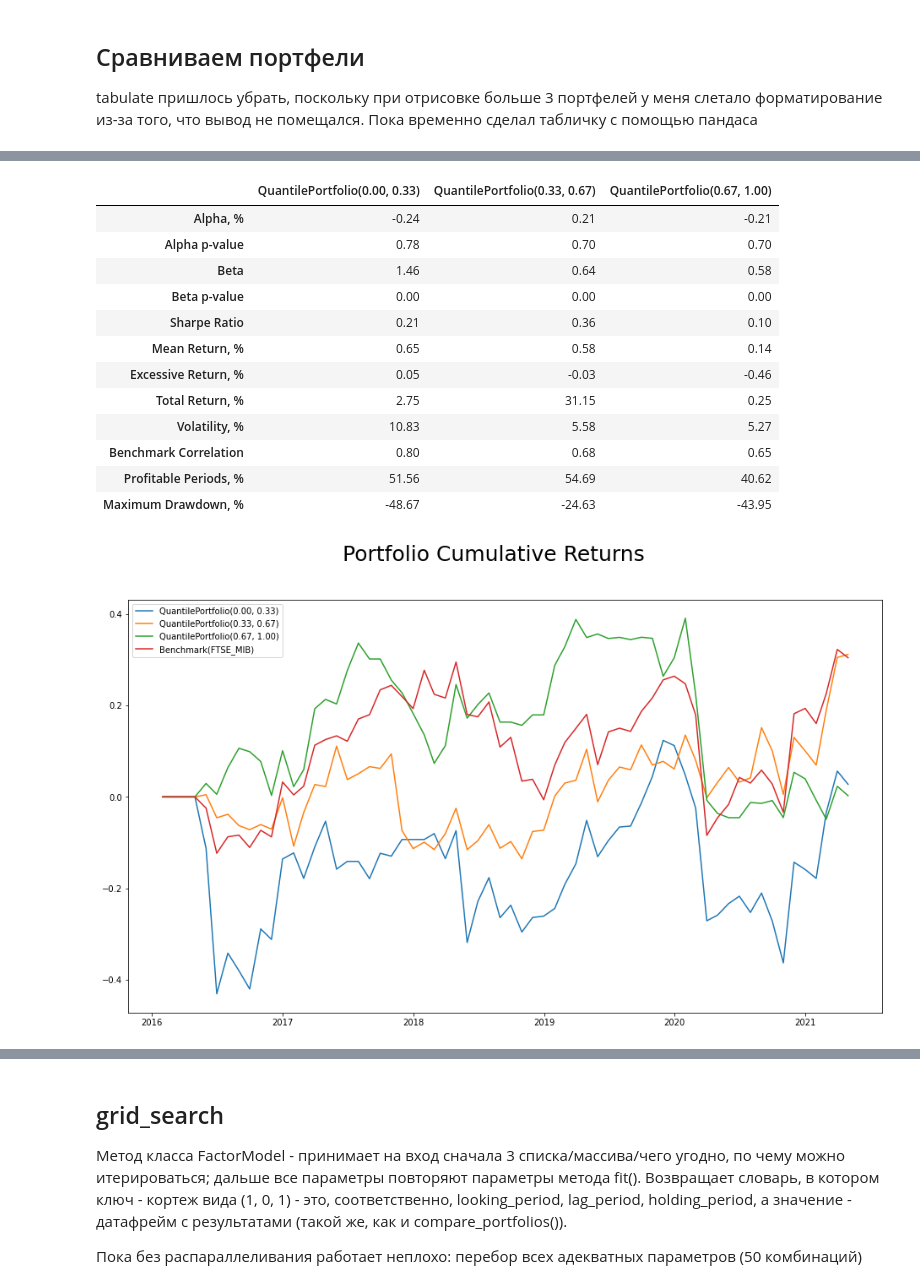
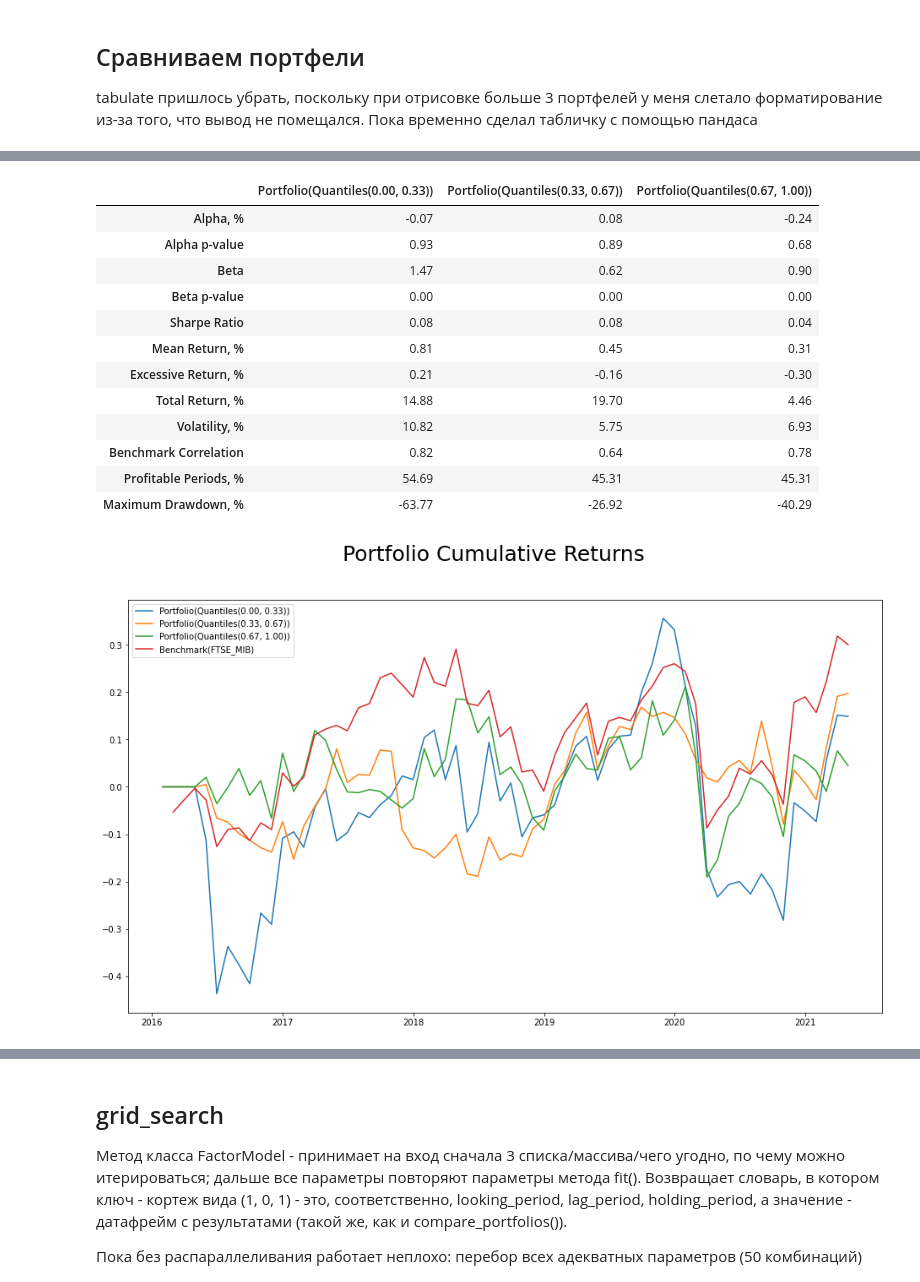
Before and after one commit to atomtosov/pqr, a Jupyter notebook: examples/example.ipynb, the cells around one changed output, grey strips where cells are left out. Saved outputs shown, nothing was run; the diff lists cells and outputs as text; code cells hidden in the pictures.

```diff
--- a/examples/example.ipynb
+++ b/examples/example.ipynb
@@ -24,7 +28,7 @@ mcap = pd.read_excel('/home/akbabkin/notebooks/summer_school/data/financials/mar
 volume = pd.read_excel('/home/akbabkin/notebooks/summer_school/data/liquidity/volume.xlsx', index_col=0, parse_dates=True)
 # %%
 # корреткируем матрицы (сортировка + удаление лишних колонок и индексов)
-prices, pe, mcap, volume = correct_matrices([prices, pe, mcap, volume])
+prices, pe, mcap, volume = correct_matrices(prices, pe, mcap, volume)
 # %% [markdown]
 ## Создаем на основе данных факторы с дефолтными параметрами.
 Конструктор принимает на вход параметры:
@@ -36,15 +38,15 @@ prices, pe, mcap, volume = correct_matrices([prices, pe, mcap, volume])
 * name: str = None,
 # %%
 # основной фактор на основе P/E + фактор на основе капитализации (для мультифакторных моделей)
-value = Factor(pe, bigger_better=False, name='value')
-size = Factor(mcap, bigger_better=False, name='size')
+value = PickingFactor(pe, bigger_better=False, name='value')
+size = PickingFactor(mcap, bigger_better=False, name='size')
 # фильтрующий фактор на основе среднедневного объема (те же параметры, что и для основного + пороги)
 liquidity = FilteringFactor(volume, min_threshold=1_000_000, name='liquidity')
 # взвешивающий фактор на основе капитализации
 size_w = WeightingFactor(mcap, name='size_weighting')
 
 # бенчмарк уже готовый
-benchmark = Benchmark(index, name='FTSE_MIB')
+benchmark = Benchmark(index['CLOSE'], name='FTSE_MIB')
 # %%
 value
 # %% [output]
@@ -68,7 +70,7 @@ Benchmark(FTSE_MIB)
 * lag_period: int = 0,
 * holding_period: int = 1,
 # %%
-fm = FactorModel(3, 0, 1)
+fm = FactorModel(3, 0, 3)
 # %% [markdown]
 ## "Обучаем" факторную модель.
 Она принимает на вход:
@@ -85,7 +84,7 @@ fm = FactorModel(3, 0, 1)
 # %%
 fm.fit(
     prices=prices,
-    factor=value,
+    picking_factor=value,
     filtering_factor=liquidity,
     weighting_factor=size_w,
     benchmark=benchmark,
@@ -199,27 +218,27 @@ weighted = WeighMultiFactor([value, size], weights=[0.3, 0.7], name='weighted_va
 # %%
 fm.fit(
     prices=prices,
-    factor=intercept,
+    picking_factor=intercept,
     filtering_factor=liquidity,
     weighting_factor=size_w,
     benchmark=benchmark
 )
 fm.compare_portfolios()
 # %% [output]
-|  | QuantilePortfolio(0.00, 0.33) | QuantilePortfolio(0.33, 0.67) | QuantilePortfolio(0.67, 1.00) |
-| Alpha, % | -0.24 | 0.21 | -0.21 |
-| Alpha p-value | 0.78 | 0.70 | 0.70 |
-| Beta | 1.46 | 0.64 | 0.58 |
+|  | Portfolio(Quantiles(0.00, 0.33)) | Portfolio(Quantiles(0.33, 0.67)) | Portfolio(Quantiles(0.67, 1.00)) |
+| Alpha, % | -0.07 | 0.08 | -0.24 |
+| Alpha p-value | 0.93 | 0.89 | 0.68 |
+| Beta | 1.47 | 0.62 | 0.90 |
 | Beta p-value | 0.00 | 0.00 | 0.00 |
-| Sharpe Ratio | 0.21 | 0.36 | 0.10 |
-| Mean Return, % | 0.65 | 0.58 | 0.14 |
-| Excessive Return, % | 0.05 | -0.03 | -0.46 |
-| Total Return, % | 2.75 | 31.15 | 0.25 |
-| Volatility, % | 10.83 | 5.58 | 5.27 |
-| Benchmark Correlation | 0.80 | 0.68 | 0.65 |
-| Profitable Periods, % | 51.56 | 54.69 | 40.62 |
-| Maximum Drawdown, % | -48.67 | -24.63 | -43.95 |
+| Sharpe Ratio | 0.08 | 0.08 | 0.04 |
+| Mean Return, % | 0.81 | 0.45 | 0.31 |
+| Excessive Return, % | 0.21 | -0.16 | -0.30 |
+| Total Return, % | 14.88 | 19.70 | 4.46 |
+| Volatility, % | 10.82 | 5.75 | 6.93 |
+| Benchmark Correlation | 0.82 | 0.64 | 0.78 |
+| Profitable Periods, % | 54.69 | 45.31 | 45.31 |
+| Maximum Drawdown, % | -63.77 | -26.92 | -40.29 |
-[figure, old version]
+[figure, new version]
 # %%
 fm.fit(
     prices=prices,
```
Also changed, not shown: parts of 20 cells of this notebook, 27 other files.
